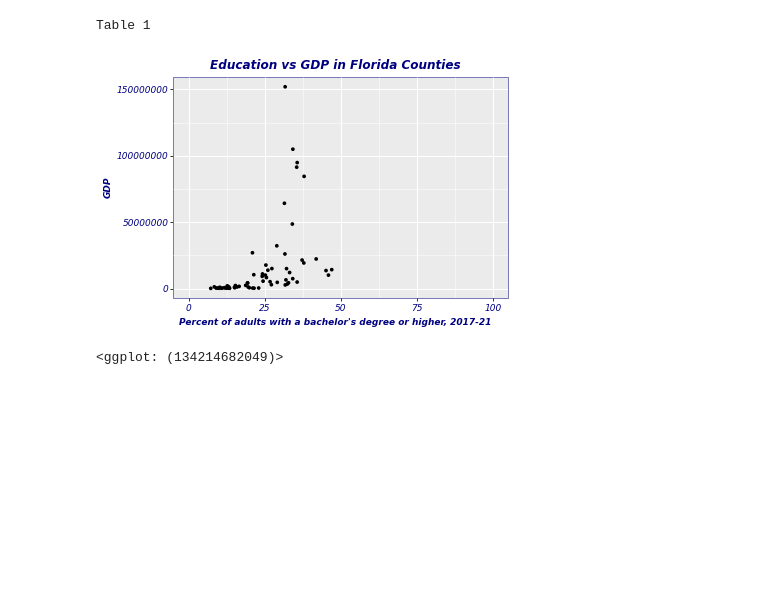
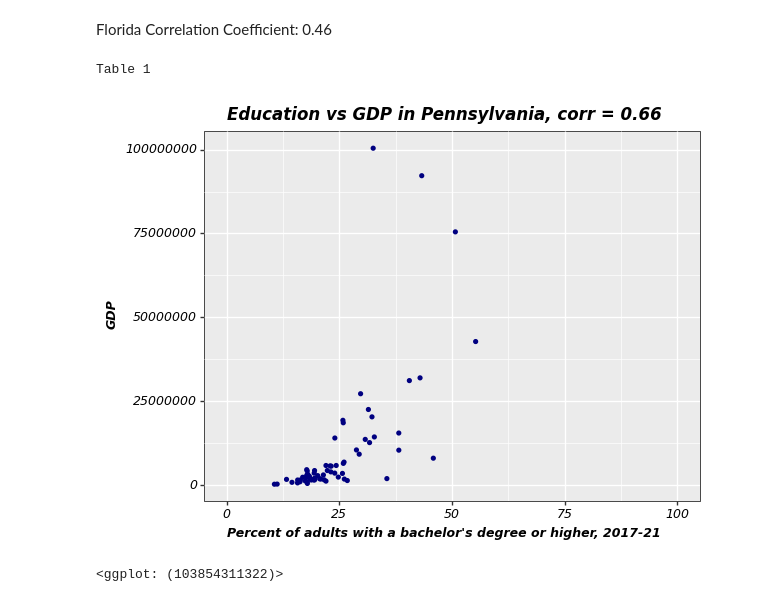
Before and after one commit to leomassoc/LSE-DS105L-Data-Detectives, a Jupyter notebook: notebooks/NB5 County Level Analysis.ipynb, the cells around one changed output. Saved outputs shown, nothing was run; the diff lists cells and outputs as text; code cells hidden in the pictures; blank space fills up the shorter version.

```diff
--- a/notebooks/NB5 County Level Analysis.ipynb
+++ b/notebooks/NB5 County Level Analysis.ipynb
@@ -5,3 +122,5 @@ ADD DESCRIPTION
+# %% [markdown]
+Florida Correlation Coefficient: 0.46
 # %%
 
 import pandas as pd
@@ -21,64 +140,50 @@ for state, state_data in state_groups:
     state_dict[state] = county_dict
 
 state_dict
-
-
-
-
-import pandas as pd
-
-
 dataframe = pd.read_excel('~/Downloads/Education.xlsx', sheet_name='Education 1970 to 2021')
 
 # Select the desired columns
 cols_to_keep = [0, 1, 2, 54]
 new_df = dataframe.iloc[:, cols_to_keep]
 
 
 new_df = new_df.rename(columns={new_df.columns[-1]: "Percent of adults with a bachelor's degree or higher, 2017-21"})
 new_df = new_df.rename(columns={new_df.columns[-2]: "County"})
 new_df = new_df.rename(columns={new_df.columns[-3]: "State"})
 new_df
 
 
 
-FL_dataframe = new_df[new_df['State'] == 'FL']
-FL_County_GDP = state_dict['Florida']
+PA_dataframe = new_df[new_df['State'] == 'PA']
+PA_County_GDP = state_dict['Pennsylvania']
 
 
-florida_dataframe = pd.DataFrame.from_dict(FL_County_GDP, orient='index' )
+penn_dataframe = pd.DataFrame.from_dict(PA_County_GDP, orient='index' )
 
-florida_dataframe = florida_dataframe.rename(columns={florida_dataframe.columns[0]: "GDP"})
-
-
-
-
-
+penn_dataframe = penn_dataframe.rename(columns={penn_dataframe.columns[0]: "GDP"})
 
 # create an empty list to store the values from the 'Age' column
 percent_list = []
 
 # loop through the 'Age' column and add each value to the list
-for x in FL_dataframe["Percent of adults with a bachelor's degree or higher, 2017-21"].iloc[1:]:
+for x in PA_dataframe["Percent of adults with a bachelor's degree or higher, 2017-21"].iloc[1:]:
     percent_list.append(x)
 
 # create a new DataFrame using the age_list
-florida_dataframe["Percent of adults with a bachelor's degree or higher, 2017-21"] = percent_list
-florida_dataframe
-
-
+penn_dataframe["Percent of adults with a bachelor's degree or higher, 2017-21"] = percent_list
+penn_dataframe
 
 from plotnine import *
-
-
-
-ggplot(florida_dataframe, aes(x="Percent of adults with a bachelor's degree or higher, 2017-21", y="GDP")) + geom_point(size = 0.5, color = 'black', stroke = 0.8) + ggtitle("Education vs GDP in Florida Counties") + theme(text=element_text(family='DejaVu Sans',
-                            size=9, color = 'navy', face = 'italic'),
+correlation_coefficient = penn_dataframe["Percent of adults with a bachelor's degree or higher, 2017-21"].corr(penn_dataframe["GDP"])
+correlation_text = f"Correlation: {correlation_coefficient:.2f}"
+pennsylvania = ggplot(penn_dataframe, aes(x="Percent of adults with a bachelor's degree or higher, 2017-21", y="GDP")) + geom_point(size = 0.5, color = 'navy', stroke = 0.8) + ggtitle(f"Education vs GDP in Pennsylvania, corr = {correlation_coefficient:.2f}") + theme(text=element_text(family='DejaVu Sans',
+                            size=9, color = 'black', face = 'italic'),
           axis_title=element_text(face='bold'),
           axis_text=element_text(face='italic'),
           plot_title=element_text(face='bold',
-                                  size=12)) + scale_x_continuous(limits=(0, 100)) + theme(panel_border=element_rect(linewidth=0.5, color='navy', fill=None))
+                                  size=12)) + scale_x_continuous(limits=(0, 100)) + theme(panel_border=element_rect(linewidth=0.5, color='black', fill=None))
+pennsylvania
 # %% [output]
 Table 1
-[figure, old version]
+[figure, new version]
-<ggplot: (134214682049)>
+<ggplot: (103854311322)>
```
Also changed, not shown: parts of 19 cells of this notebook.
